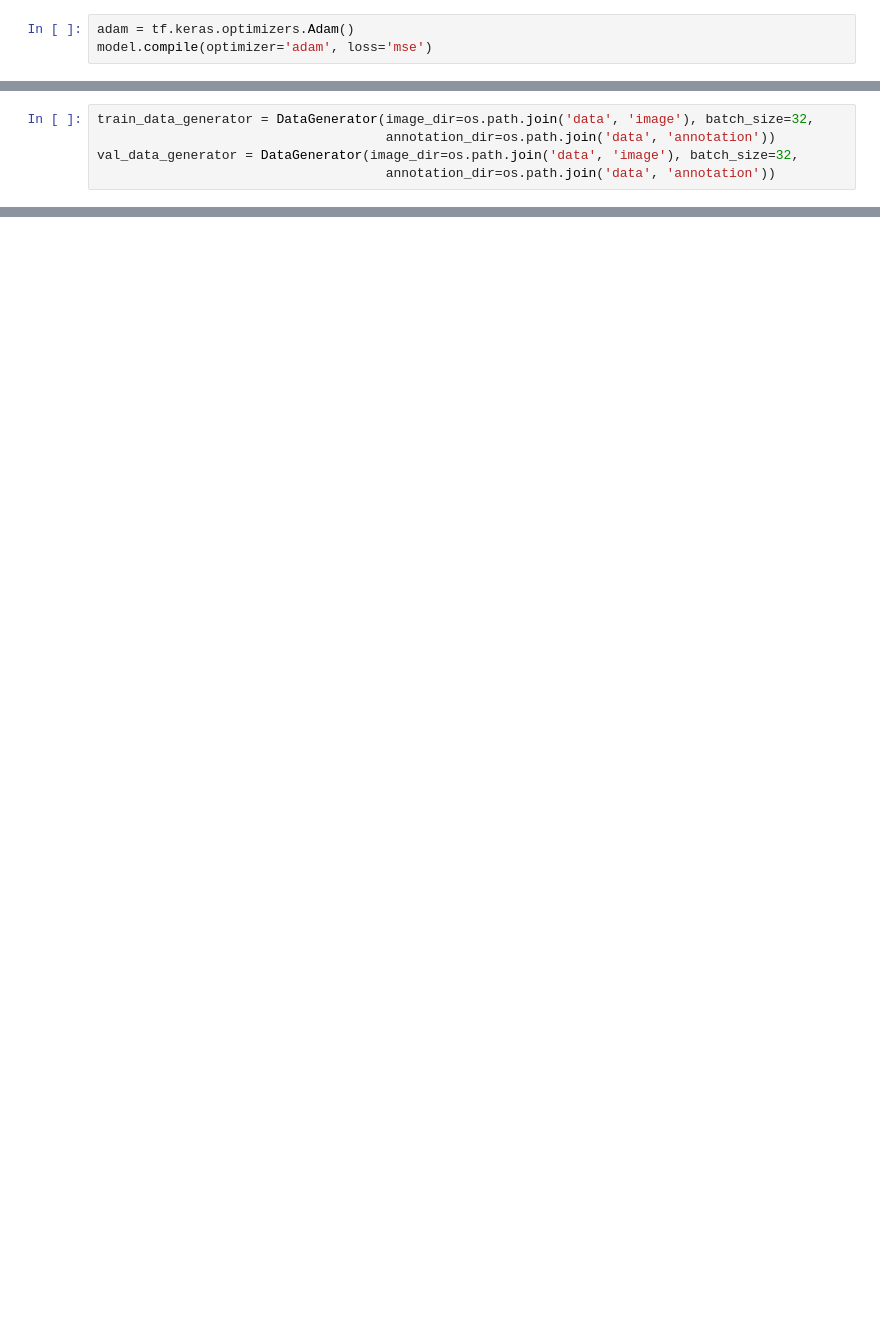
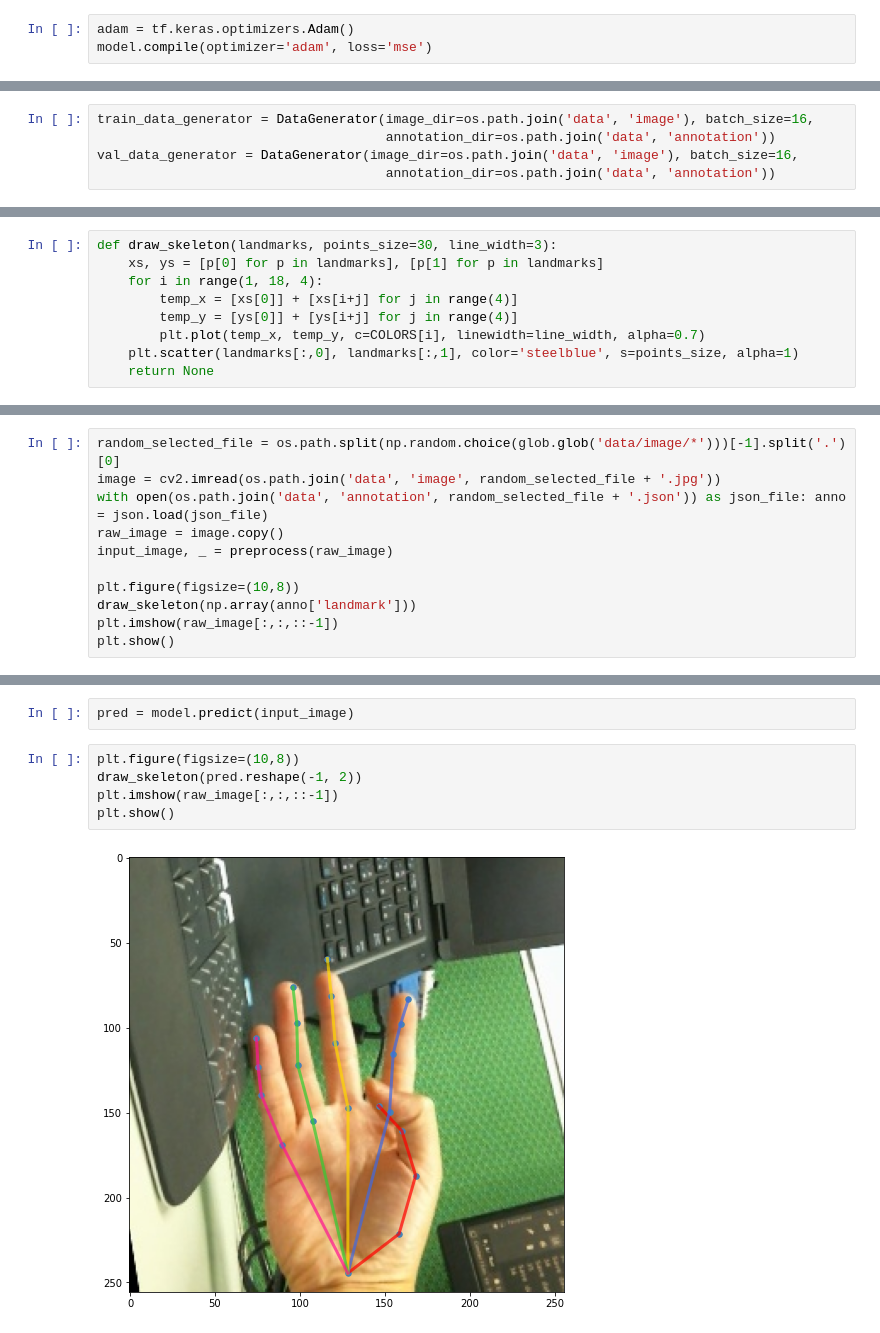
Before and after one commit to yirueilu-b/hand-landmark-tf2, a Jupyter notebook: train.ipynb, the cells around one changed output, grey strips where cells are left out. Cells and saved outputs as stored; diff of their text form; blank space fills up the shorter version.

Commit message:
Try training in notebook

```diff
--- a/train.ipynb
+++ b/train.ipynb
@@ -38,5 +41,5 @@ model.compile(optimizer='adam', loss='mse')
 # %%
-train_data_generator = DataGenerator(image_dir=os.path.join('data', 'image'), batch_size=32,
+train_data_generator = DataGenerator(image_dir=os.path.join('data', 'image'), batch_size=16,
                                      annotation_dir=os.path.join('data', 'annotation'))
-val_data_generator = DataGenerator(image_dir=os.path.join('data', 'image'), batch_size=32,
+val_data_generator = DataGenerator(image_dir=os.path.join('data', 'image'), batch_size=16,
                                      annotation_dir=os.path.join('data', 'annotation'))
@@ -52,0 +87,9 @@ plt.show()
+# %%
+def draw_skeleton(landmarks, points_size=30, line_width=3):
+    xs, ys = [p[0] for p in landmarks], [p[1] for p in landmarks]
+    for i in range(1, 18, 4):
+        temp_x = [xs[0]] + [xs[i+j] for j in range(4)]
+        temp_y = [ys[0]] + [ys[i+j] for j in range(4)]
+        plt.plot(temp_x, temp_y, c=COLORS[i], linewidth=line_width, alpha=0.7)
+    plt.scatter(landmarks[:,0], landmarks[:,1], color='steelblue', s=points_size, alpha=1)
+    return None
@@ -52,0 +99,11 @@ plt.show()
+# %%
+random_selected_file = os.path.split(np.random.choice(glob.glob('data/image/*')))[-1].split('.')[0]
+image = cv2.imread(os.path.join('data', 'image', random_selected_file + '.jpg'))
+with open(os.path.join('data', 'annotation', random_selected_file + '.json')) as json_file: anno = json.load(json_file)
+raw_image = image.copy()
+input_image, _ = preprocess(raw_image)
+
+plt.figure(figsize=(10,8))
+draw_skeleton(np.array(anno['landmark']))
+plt.imshow(raw_image[:,:,::-1])
+plt.show()
@@ -52,0 +112,9 @@ plt.show()
+# %%
+pred = model.predict(input_image)
+# %%
+plt.figure(figsize=(10,8))
+draw_skeleton(pred.reshape(-1, 2))
+plt.imshow(raw_image[:,:,::-1])
+plt.show()
+# %% [output]
+[figure, added]
```
Also changed, not shown: parts of 14 cells of this notebook, 1 other file.
